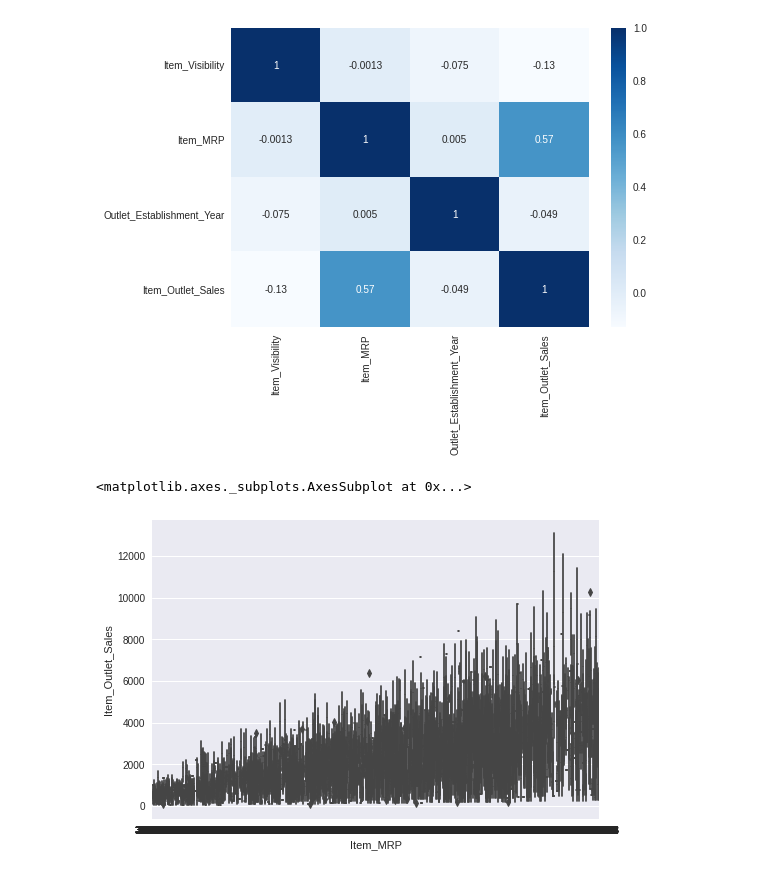
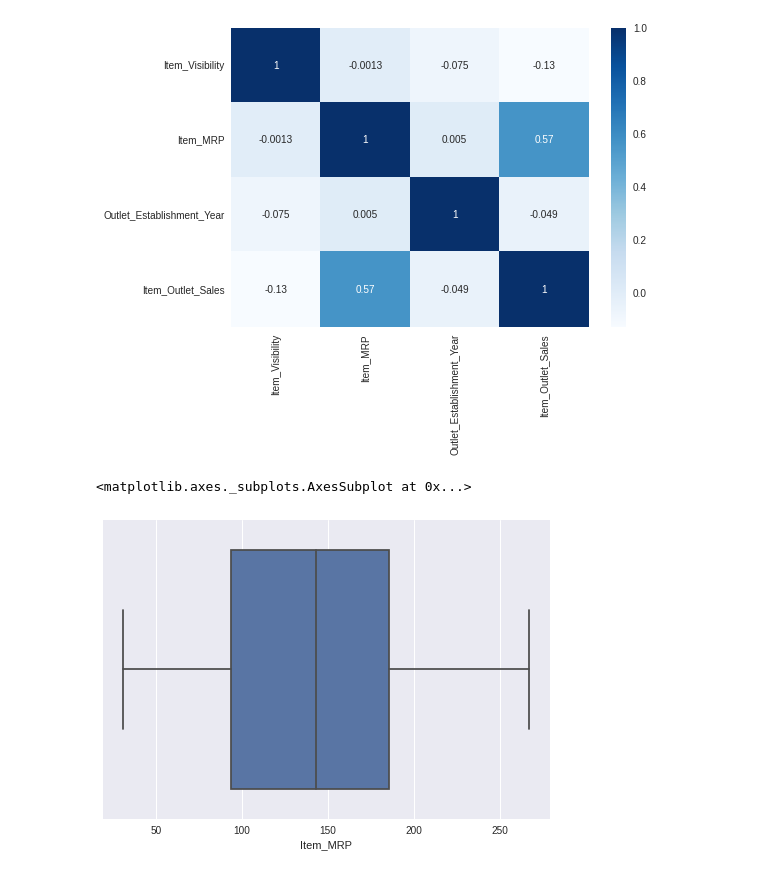
Before and after one commit to CheyQ27/Grocery-Sales, a Jupyter notebook: Sales_Predictions.ipynb, the cells around one changed output. Drawn from its saved outputs; the diff is of its cells as text; code cells hidden in the pictures.

```diff
--- a/Sales_Predictions.ipynb
+++ b/Sales_Predictions.ipynb
@@ -251,7 +251,7 @@ sns.heatmap(corr,cmap= 'Blues', annot = True);
 [figure]
 # %%
 #I really didn't understand this weeks assignments, but I tried
-df.boxplot(column = 'Item_Outlet_Sales', by = 'Item_MRP');
+sns.boxplot(data=df, x= 'Item_MRP')
 # %% [output]
 <matplotlib.axes._subplots.AxesSubplot at 0x...>
-[figure, old version]
+[figure, new version]
```
Also changed, not shown: parts of 1 cell of this notebook.
